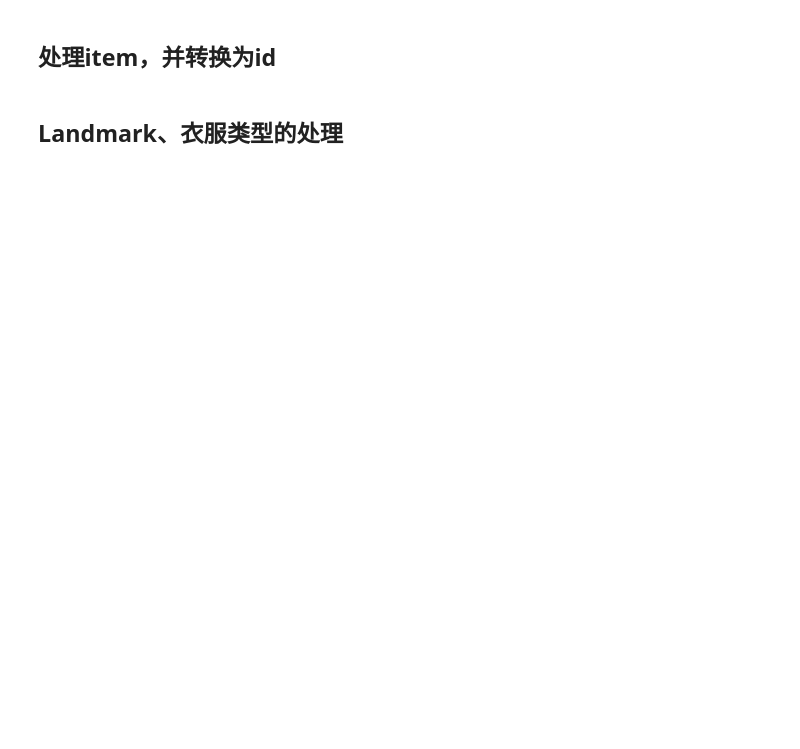
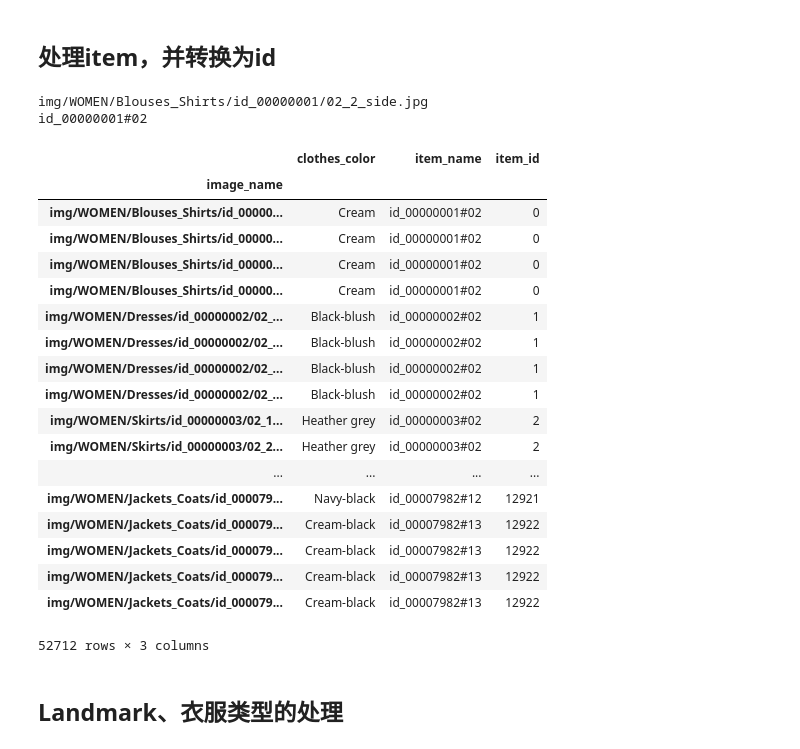
Before and after one commit to fdjingyuan/virtual-try-on, a Jupyter notebook: inshop.ipynb, the cells around one changed output. Saved outputs shown, nothing was run; the diff lists cells and outputs as text; code cells hidden in the pictures; blank space fills up the shorter version.

```diff
--- a/inshop.ipynb
+++ b/inshop.ipynb
@@ -10,3 +12,13 @@ base_path = '/home/jyliu/dataset/in-shop-Clothes-Retrieval/'
+# %%
+def parse_id(x):
+    line = x.split('/')
+    filename = line[-1]
+    return line[-2] + '#' + filename.split('_')[0]
+print(df.image_name[1])
+print(parse_id(df.image_name[1]))
+# %% [output]
+img/WOMEN/Blouses_Shirts/id_00000001/02_2_side.jpg
+id_00000001#02
 # %%
 df = pd.read_csv(base_path + 'Anno/list_color_cloth.txt', sep=r'\s{2,}', skiprows=1, engine='python')
 def parse_id(x):
@@ -18,5 +30,27 @@ item2id = {name: i for i, name in enumerate(df.item_name.drop_duplicates())}
 df['item_id'] = df['item_name'].map(lambda x: item2id[x])
 df.set_index('image_name', inplace=True)
+# %%
+df
+# %% [output]
+|  | clothes_color | item_name | item_id |
+| image_name |  |  |  |
+| img/WOMEN/Blouses_Shirts/id_00000... | Cream | id_00000001#02 | 0 |
+| img/WOMEN/Blouses_Shirts/id_00000... | Cream | id_00000001#02 | 0 |
+| img/WOMEN/Blouses_Shirts/id_00000... | Cream | id_00000001#02 | 0 |
+| img/WOMEN/Blouses_Shirts/id_00000... | Cream | id_00000001#02 | 0 |
+| img/WOMEN/Dresses/id_00000002/02_... | Black-blush | id_00000002#02 | 1 |
+| img/WOMEN/Dresses/id_00000002/02_... | Black-blush | id_00000002#02 | 1 |
+| img/WOMEN/Dresses/id_00000002/02_... | Black-blush | id_00000002#02 | 1 |
+| img/WOMEN/Dresses/id_00000002/02_... | Black-blush | id_00000002#02 | 1 |
+| img/WOMEN/Skirts/id_00000003/02_1... | Heather grey | id_00000003#02 | 2 |
+| img/WOMEN/Skirts/id_00000003/02_2... | Heather grey | id_00000003#02 | 2 |
+| ... | ... | ... | ... |
+| img/WOMEN/Jackets_Coats/id_000079... | Navy-black | id_00007982#12 | 12921 |
+| img/WOMEN/Jackets_Coats/id_000079... | Cream-black | id_00007982#13 | 12922 |
+| img/WOMEN/Jackets_Coats/id_000079... | Cream-black | id_00007982#13 | 12922 |
+| img/WOMEN/Jackets_Coats/id_000079... | Cream-black | id_00007982#13 | 12922 |
+| img/WOMEN/Jackets_Coats/id_000079... | Cream-black | id_00007982#13 | 12922 |
+52712 rows × 3 columns
 # %% [markdown]
 ## Landmark、衣服类型的处理
 # %%
```
Also changed, not shown: parts of 7 cells of this notebook, 2 other files.
